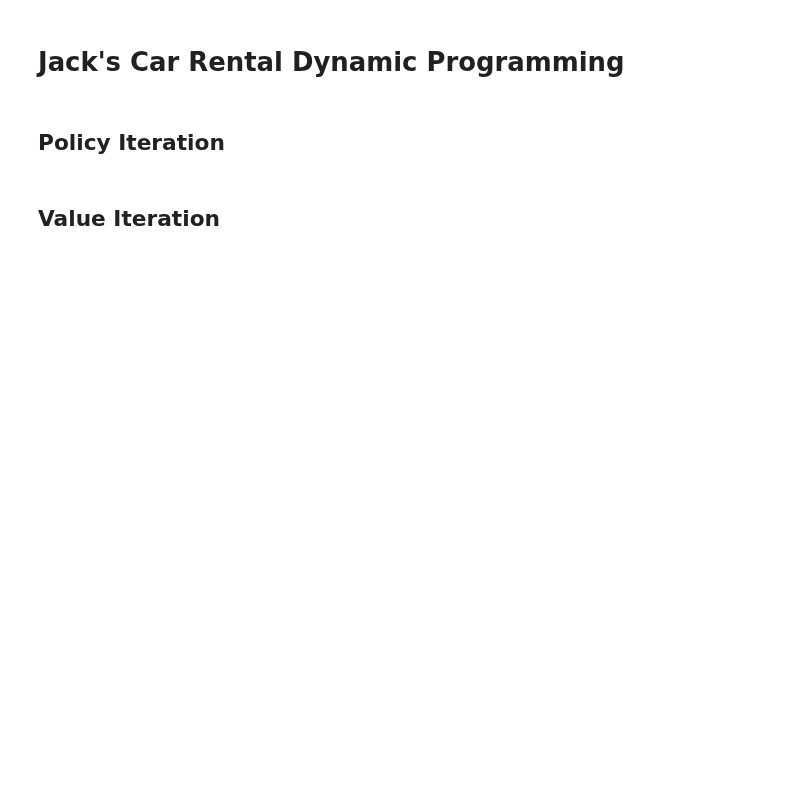
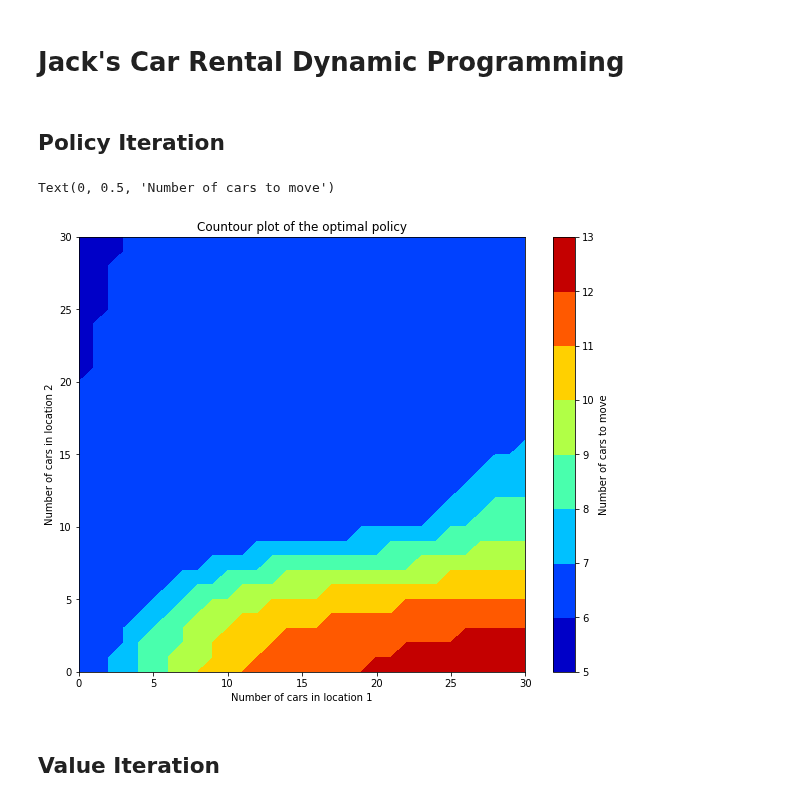
Before and after one commit to robmasocco/mrl, a Jupyter notebook: Jacks_Car_Rental/jacks_planning.ipynb, the cells around one changed output. Cells and saved outputs as stored; diff of their text form; code cells hidden in the pictures; blank space fills up the shorter version.

Commit message:
Added plots.

```diff
--- a/Jacks_Car_Rental/jacks_planning.ipynb
+++ b/Jacks_Car_Rental/jacks_planning.ipynb
@@ -8,6 +8,8 @@ import libs.dynamic_programming as dp
 import matplotlib.pyplot as plt
 %matplotlib inline
 # %%
+# Number of slots
+car_slots = 30
 # Model discount factor.
 gamma = 0.9
 # Reload P and R matrices.
@@ -25,6 +27,21 @@ v_init = np.random.normal(size=S)
 ## Policy Iteration
 # %%
 p_star_pi, v_star_pi = dp.policy_iteration(P, R, gamma, v_init, p_init)
+# %%
+x, y = np.meshgrid(np.arange(car_slots + 1), np.arange(car_slots + 1))
+z = p_star_pi.reshape(car_slots + 1, car_slots + 1)
+
+fig, ax = plt.subplots(figsize=(10, 8))
+cs = ax.contourf(x, y, z, cmap=plt.cm.jet)
+ax.set_title('Countour plot of the optimal policy')
+ax.set_xlabel('Number of cars in location 1')
+ax.set_ylabel('Number of cars in location 2')
+
+cbar = fig.colorbar(cs)
+cbar.ax.set_ylabel('Number of cars to move')
+# %% [output]
+Text(0, 0.5, 'Number of cars to move')
+[figure, added]
 # %% [markdown]
 ## Value Iteration
 # %%
```
Also changed, not shown: parts of 1 cell of this notebook.
